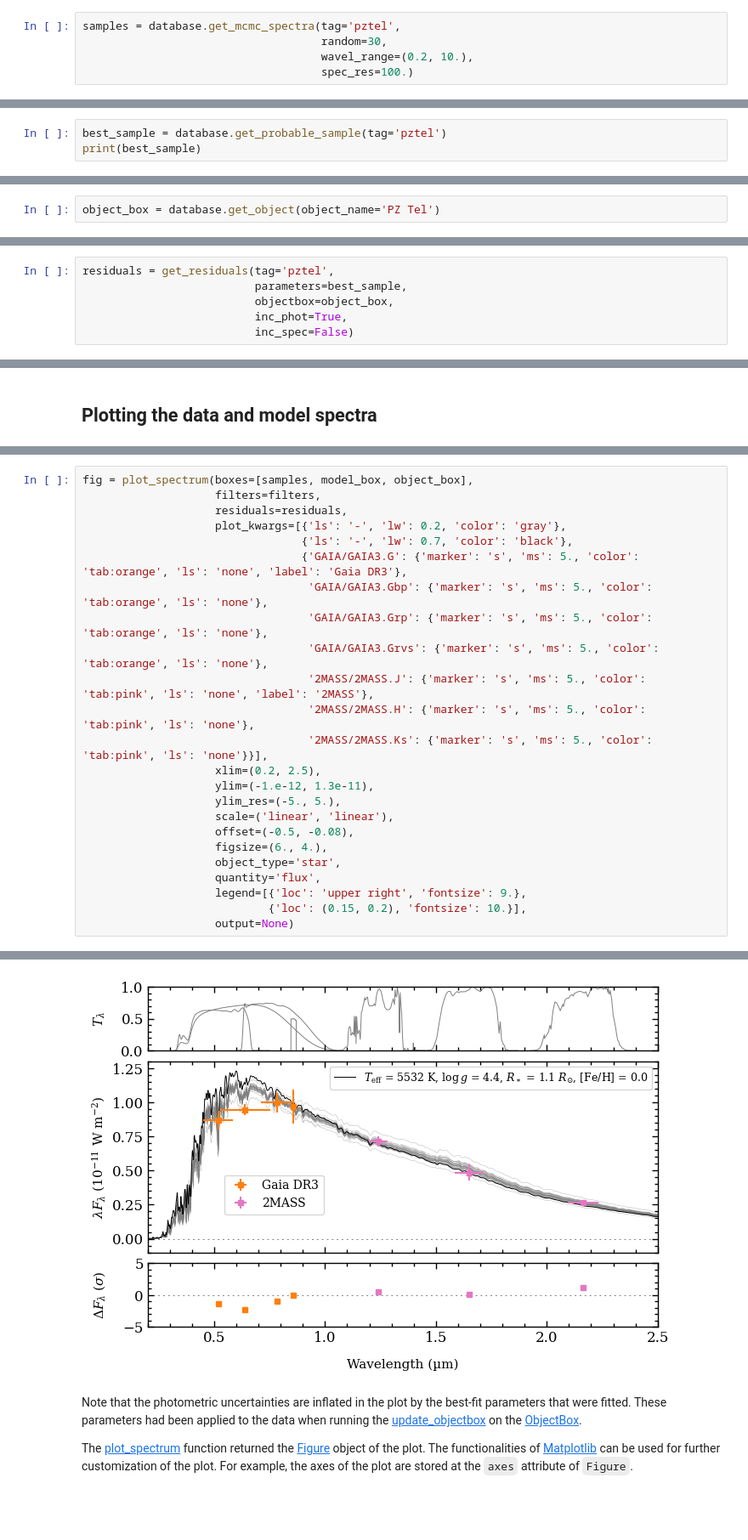
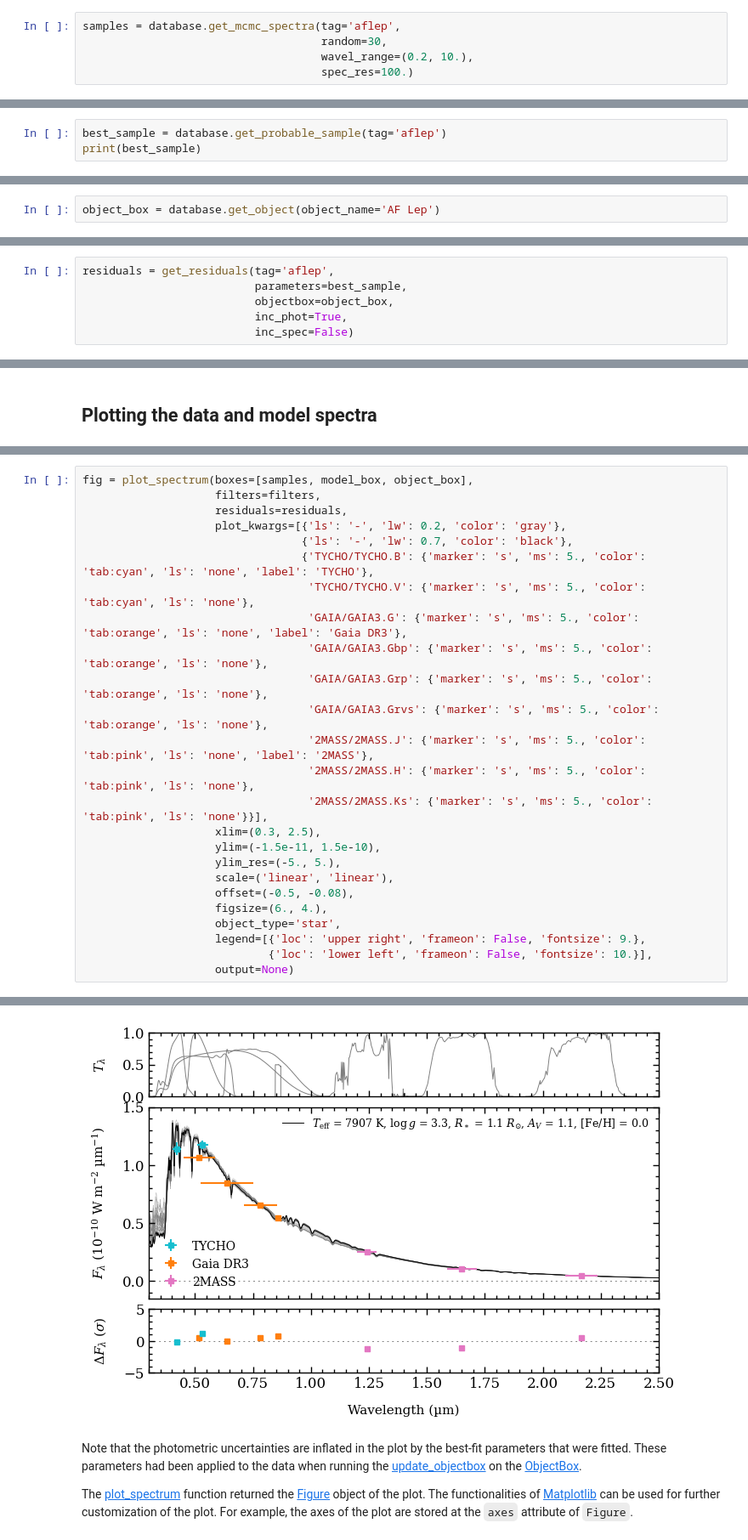
Before and after one commit to tomasstolker/species, a Jupyter notebook: docs/tutorials/flux_calibration.ipynb, the cells around one changed output, grey strips where cells are left out. Shown at 85% size. Saved outputs shown, nothing was run; the diff lists cells and outputs as text; blank space fills up the shorter version.

```diff
--- a/docs/tutorials/flux_calibration.ipynb
+++ b/docs/tutorials/flux_calibration.ipynb
@@ -302,7 +265,7 @@ The corner plot shows that the surface gravity, $\log{(g)}$, is unconstrained. T
 # %% [markdown]
 Later on, we will create a plot of the data, best-fit spectrum, and random spectral samples of the posterior distribution. We start by drawing 30 random samples the posterior distribution and calculate spectra at $R = 100$. The [get_mcmc_spectra](https://species.readthedocs.io/en/latest/species.data.html#species.data.database.Database.get_mcmc_spectra) method of [Database](https://species.readthedocs.io/en/latest/species.data.html#species.data.database.Database) returns a list with [ModelBox](https://species.readthedocs.io/en/latest/species.core.html#species.core.box.ModelBox) objects.
 # %%
-samples = database.get_mcmc_spectra(tag='pztel',
+samples = database.get_mcmc_spectra(tag='aflep',
                                     random=30,
                                     wavel_range=(0.2, 10.),
                                     spec_res=100.)
@@ -335,7 +298,7 @@ spec_res = 100.0
 # %% [markdown]
 Next, we extract the best-fit parameters from the posterior distribution, for which we adopt the sample with the highest likelihood value. The [get_probable_sample](https://species.readthedocs.io/en/latest/species.data.html#species.data.database.Database.get_probable_sample) function returns a dictionary with the parameters, including the ones that were fixed with [FitModel](https://species.readthedocs.io/en/latest/species.fit.html#species.fit.fit_model.FitModel).
 # %%
-best_sample = database.get_probable_sample(tag='pztel')
+best_sample = database.get_probable_sample(tag='aflep')
 print(best_sample)
 # %% [output]
 --------------------------------------
@@ -371,5 +336,5 @@ For the plot, we also require the data of PZ Tel. These can be extracted with th
 # %%
-object_box = database.get_object(object_name='PZ Tel')
+object_box = database.get_object(object_name='AF Lep')
 # %% [output]
 ----------
 Get object
@@ -413,7 +380,7 @@ Inflating the uncertainty of GAIA/GAIA3.Grvs by a factor 14.17 to 1.41e-12 (W m-
 # %% [markdown]
 Before creating the plot, there are two more boxes that we will create. First, we use the [get_residuals](https://species.readthedocs.io/en/latest/species.util.html#species.util.fit_util.get_residuals) function to calculate the residuals (i.e. data minus model, relative to the data uncertainties), together with the reduced $\chi^2$. The residuals and mean wavelengths are stored in a [ResidualsBox](https://species.readthedocs.io/en/latest/species.core.html#species.core.box.ResidualsBox) for each of the 2MASS filters.
 # %%
-residuals = get_residuals(tag='pztel',
+residuals = get_residuals(tag='aflep',
                           parameters=best_sample,
                           objectbox=object_box,
                           inc_phot=True,
@@ -488,23 +455,24 @@ fig = plot_spectrum(boxes=[samples, model_box, object_box],
                     residuals=residuals,
                     plot_kwargs=[{'ls': '-', 'lw': 0.2, 'color': 'gray'},
                                  {'ls': '-', 'lw': 0.7, 'color': 'black'},
-                                 {'GAIA/GAIA3.G': {'marker': 's', 'ms': 5., 'color': 'tab:orange', 'ls': 'none', 'label': 'Gaia DR3'},
+                                 {'TYCHO/TYCHO.B': {'marker': 's', 'ms': 5., 'color': 'tab:cyan', 'ls': 'none', 'label': 'TYCHO'},
+                                  'TYCHO/TYCHO.V': {'marker': 's', 'ms': 5., 'color': 'tab:cyan', 'ls': 'none'},
+                                  'GAIA/GAIA3.G': {'marker': 's', 'ms': 5., 'color': 'tab:orange', 'ls': 'none', 'label': 'Gaia DR3'},
                                   'GAIA/GAIA3.Gbp': {'marker': 's', 'ms': 5., 'color': 'tab:orange', 'ls': 'none'},
                                   'GAIA/GAIA3.Grp': {'marker': 's', 'ms': 5., 'color': 'tab:orange', 'ls': 'none'},
                                   'GAIA/GAIA3.Grvs': {'marker': 's', 'ms': 5., 'color': 'tab:orange', 'ls': 'none'},
                                   '2MASS/2MASS.J': {'marker': 's', 'ms': 5., 'color': 'tab:pink', 'ls': 'none', 'label': '2MASS'},
                                   '2MASS/2MASS.H': {'marker': 's', 'ms': 5., 'color': 'tab:pink', 'ls': 'none'},
                                   '2MASS/2MASS.Ks': {'marker': 's', 'ms': 5., 'color': 'tab:pink', 'ls': 'none'}}],
-                    xlim=(0.2, 2.5),
-                    ylim=(-1.e-12, 1.3e-11),
+                    xlim=(0.3, 2.5),
+                    ylim=(-1.5e-11, 1.5e-10),
                     ylim_res=(-5., 5.),
                     scale=('linear', 'linear'),
                     offset=(-0.5, -0.08),
                     figsize=(6., 4.),
                     object_type='star',
-                    quantity='flux',
-                    legend=[{'loc': 'upper right', 'fontsize': 9.},
-                            {'loc': (0.15, 0.2), 'fontsize': 10.}],
+                    legend=[{'loc': 'upper right', 'frameon': False, 'fontsize': 9.},
+                            {'loc': 'lower left', 'frameon': False, 'fontsize': 10.}],
                     output=None)
 # %% [output]
 -------------
@@ -523,8 +491,8 @@ Filter profiles: ['GAIA/GAIA3.G', 'GAIA/GAIA3.Gbp', 'GAIA/GAIA3.Grp', 'GAIA/GAIA
 
 Figure size: (6.0, 4.0)
 Legend parameters: None
 Include model name: False
-[figure, old version]
+[figure, new version]
 # %% [markdown]
 Note that the photometric uncertainties are inflated in the plot by the best-fit parameters that were fitted. These parameters had been applied to the data when running the [update_objectbox](https://species.readthedocs.io/en/latest/species.util.html#species.util.box_util.update_objectbox) on the [ObjectBox](https://species.readthedocs.io/en/latest/species.core.html#species.core.box.ObjectBox).
 
```
Also changed, not shown: parts of 42 cells of this notebook, 1 other file.
